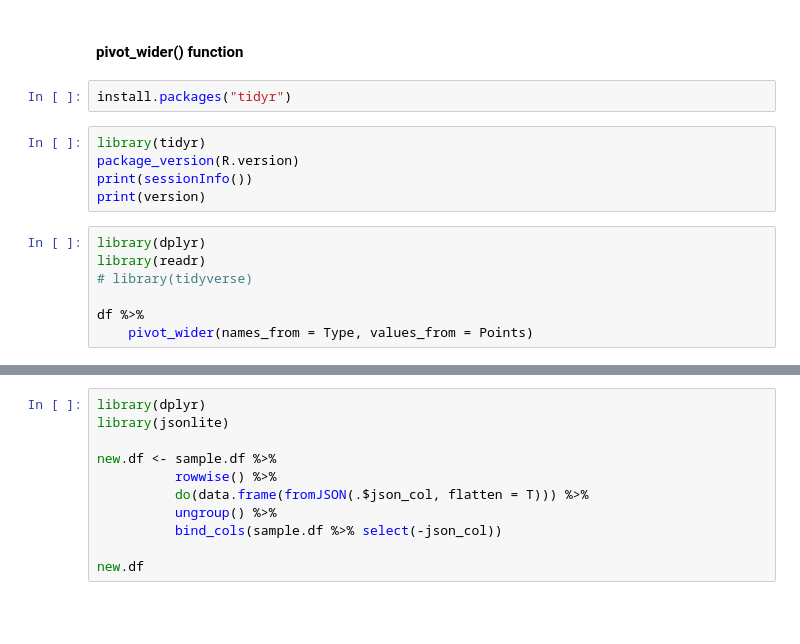
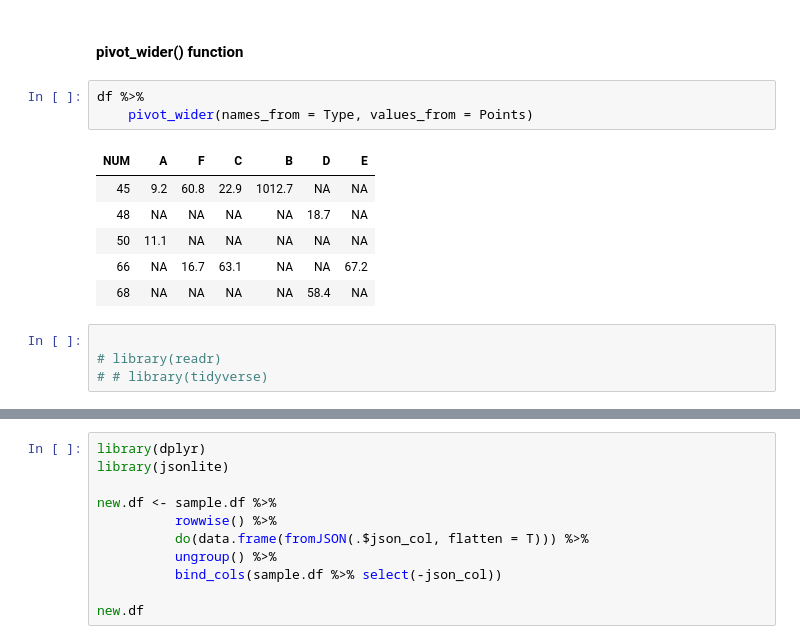
Before and after one commit to tuantla80/R-Shiny-Apps, a Jupyter notebook: R_Examples/Dataframe.ipynb, the cells around one changed output, grey strips where cells are left out. Drawn from its saved outputs; the diff is of its cells as text; blank space fills up the shorter version.

```diff
--- a/R_Examples/Dataframe.ipynb
+++ b/R_Examples/Dataframe.ipynb
@@ -241,19 +595,19 @@ df
 # %% [markdown]
 #### pivot_wider() function
 # %%
-install.packages("tidyr")
+df %>%
+    pivot_wider(names_from = Type, values_from = Points)
+# %% [output]
+| NUM | A | F | C | B | D | E |
+| 45 | 9.2 | 60.8 | 22.9 | 1012.7 | NA | NA |
+| 48 | NA | NA | NA | NA | 18.7 | NA |
+| 50 | 11.1 | NA | NA | NA | NA | NA |
+| 66 | NA | 16.7 | 63.1 | NA | NA | 67.2 |
+| 68 | NA | NA | NA | NA | 58.4 | NA |
-# %%
-library(tidyr)
-package_version(R.version)
-print(sessionInfo())
-print(version)
 # %%
-library(dplyr)
-library(readr)
-# library(tidyverse)
 
-df %>%
-    pivot_wider(names_from = Type, values_from = Points)
+# library(readr)
+# # library(tidyverse)
 # %%
 sample.df <- data.frame(id = c(101, 102, 103, 104),
                     json_col = c('[{"foo_a":"bar"}]',
```
Also changed, not shown: parts of 51 cells of this notebook.
